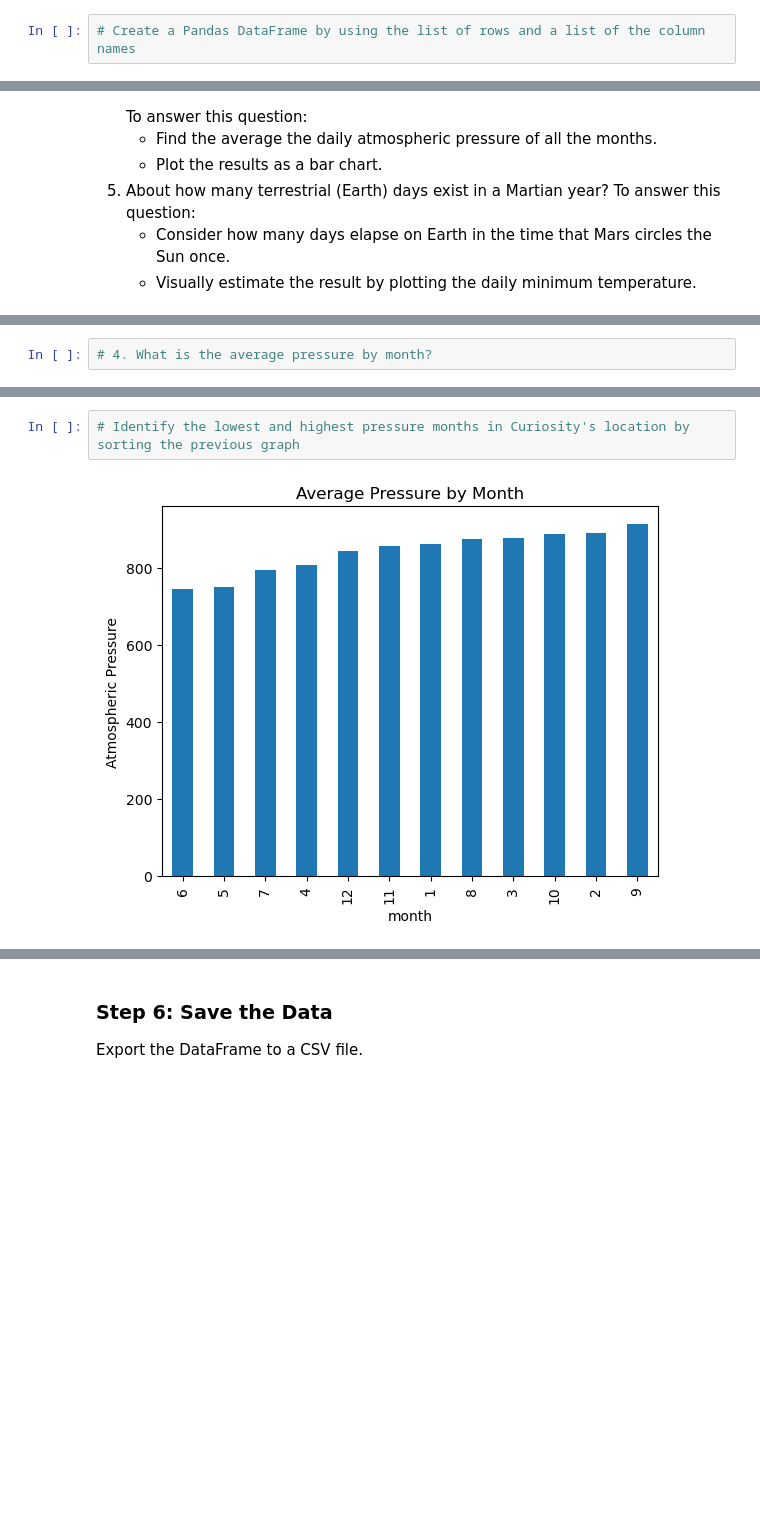
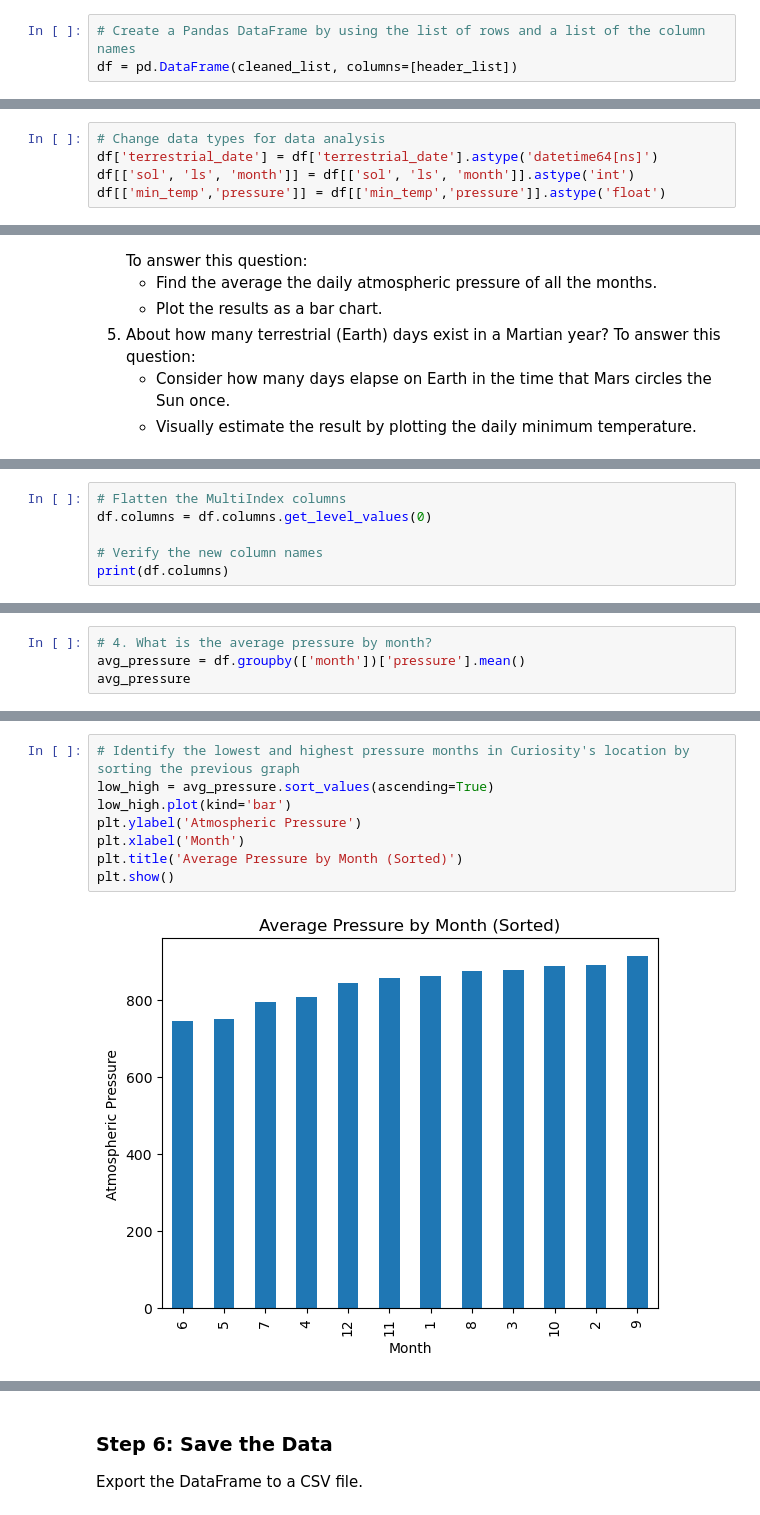
Before and after one commit to ljom412/web-scraping-challenge, a Jupyter notebook: part_2_mars_weather.ipynb, the cells around one changed output, grey strips where cells are left out. Drawn from its saved outputs; the diff is of its cells as text; blank space fills up the shorter version.

```diff
--- a/part_2_mars_weather.ipynb
+++ b/part_2_mars_weather.ipynb
@@ -111,4 +121,5 @@ row_list
 # %%
 # Create a Pandas DataFrame by using the list of rows and a list of the column names
+df = pd.DataFrame(cleaned_list, columns=[header_list])
 # %%
 # Confirm DataFrame was created successfully
@@ -140,0 +152,5 @@ dtype: object
+# %%
+# Change data types for data analysis
+df['terrestrial_date'] = df['terrestrial_date'].astype('datetime64[ns]')
+df[['sol', 'ls', 'month']] = df[['sol', 'ls', 'month']].astype('int')
+df[['min_temp','pressure']] = df[['min_temp','pressure']].astype('float')
@@ -174,2 +217,8 @@ Analyze your dataset by using Pandas functions to answer the following questions
 # %% [output]
 1867
+# %%
+# Flatten the MultiIndex columns
+df.columns = df.columns.get_level_values(0)
+
+# Verify the new column names
+print(df.columns)
@@ -201,5 +269,7 @@ Name: min_temp, dtype: float64
 # %%
 # 4. What is the average pressure by month?
+avg_pressure = df.groupby(['month'])['pressure'].mean()
+avg_pressure
 # %% [output]
 month
 1     862.488506
@@ -222,7 +297,13 @@ Name: pressure, dtype: float64
 # %%
 # Identify the lowest and highest pressure months in Curiosity's location by sorting the previous graph
+low_high = avg_pressure.sort_values(ascending=True)
+low_high.plot(kind='bar')
+plt.ylabel('Atmospheric Pressure')
+plt.xlabel('Month')
+plt.title('Average Pressure by Month (Sorted)')
+plt.show()
 # %% [output]
-[figure, old version]
+[figure, new version]
 # %%
 # 5. How many terrestrial (Earth) days are there in a Martian year?
 # Visually estimate the result by plotting the daily minimum temperature of each observation in the data set.
```
Also changed, not shown: parts of 25 cells of this notebook, 1 other file.
